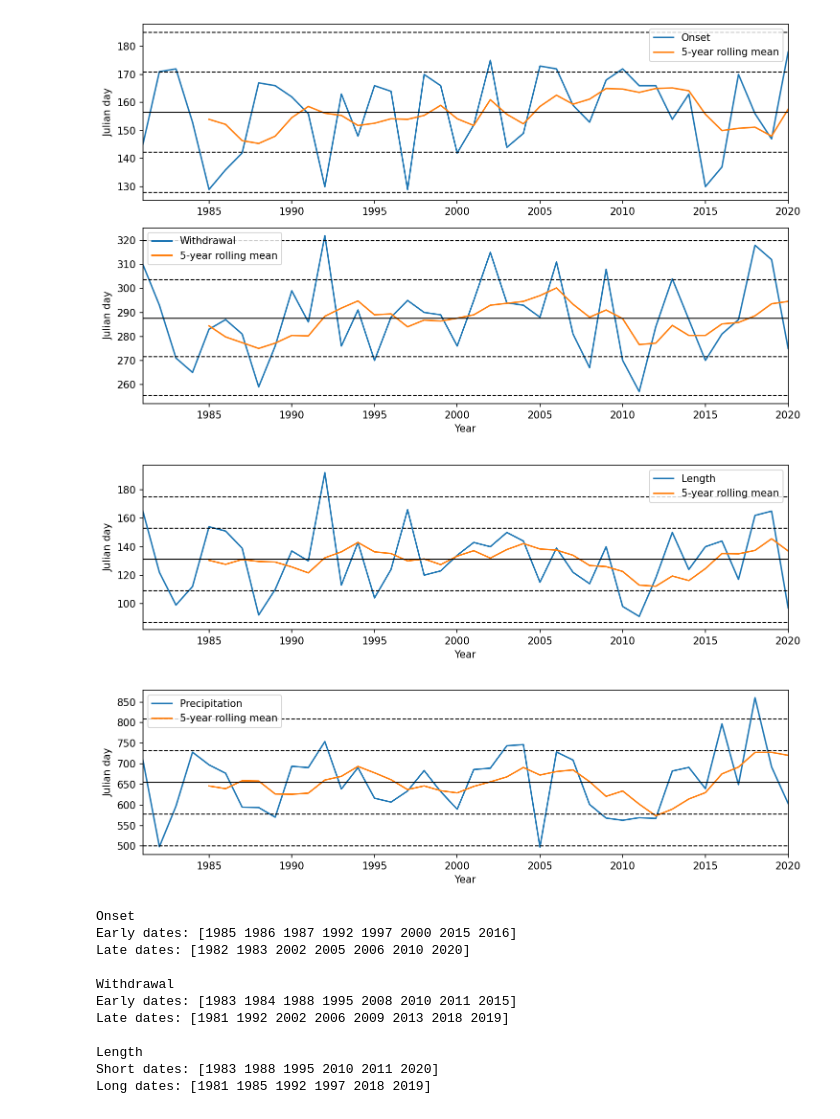
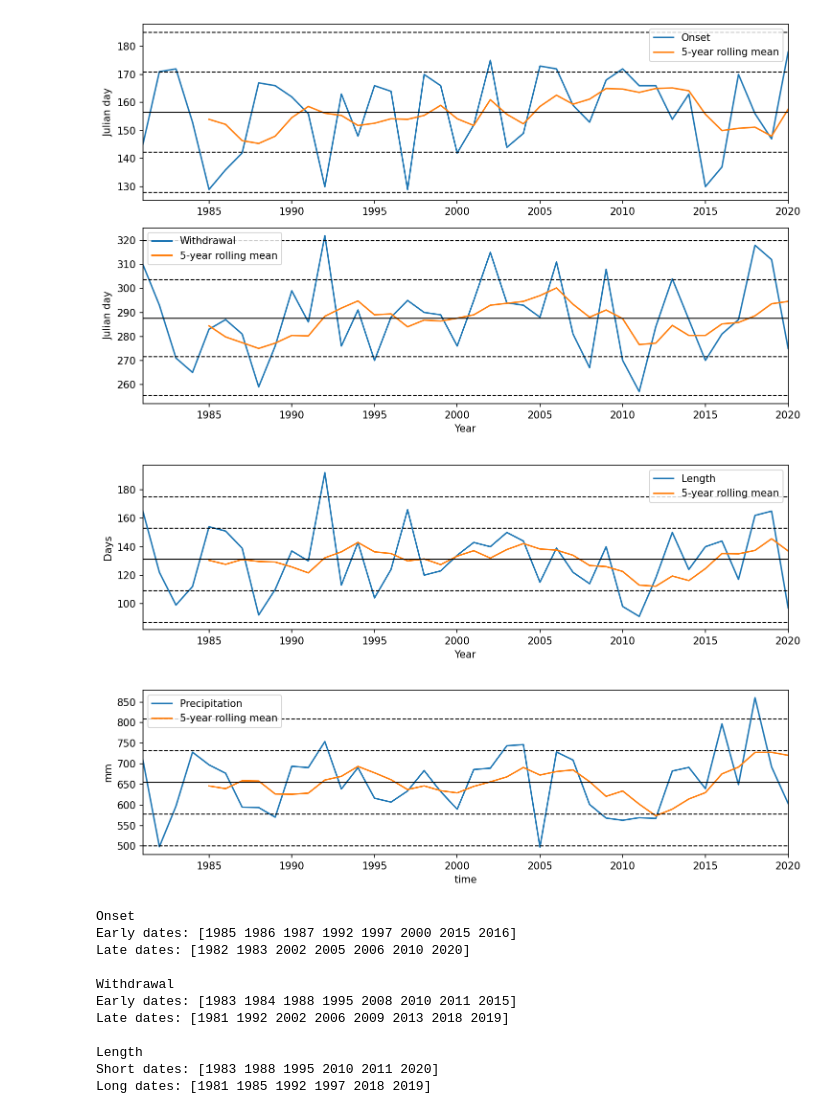
Before and after one commit to rodrigoms95/sequia, a Jupyter notebook: code/indice_pre.ipynb, the cells around one changed output. Cells and saved outputs as stored; diff of their text form; code cells hidden in the pictures.

```diff
--- a/code/indice_pre.ipynb
+++ b/code/indice_pre.ipynb
@@ -770,7 +770,7 @@ fig.set_dpi(150)
 # Formato de ejes.
 date_2.iloc[:, 2].dt.days.plot(ax = ax)
 date_2.iloc[:, 2].dt.days.rolling(window = 5).mean().plot(ax = ax)
-ax.set_ylabel("Julian day")
+ax.set_ylabel("Days")
 ax.set_xlabel("Year")
 ax.legend(["Length", "5-year rolling mean"])
 ax.set_xlim(*year_r)
@@ -796,7 +796,7 @@ fig.tight_layout()
 # Guardamos el archivo.
 fig.savefig(path_r + "comparacion_viento_pre.png")
 # %% [output]
-[figure, old version]
+[figure, new version]
 # %%
 # Serie de tiempo de precipitación.
 
@@ -809,36 +809,35 @@ fig.set_dpi(150)
 pre = df.groupby(df.index.year).sum()
 stats_pre = pre.describe()
 
 # Formato de ejes.
 pre["Cuenca"].plot(ax = ax)
 pre["Cuenca"].rolling(window = 5).mean().plot(ax = ax)
-ax.set_ylabel("Julian day")
-ax.set_xlabel("Year")
+ax.set_ylabel("mm")
 ax.legend(["Precipitation", "5-year rolling mean"])
 ax.set_xlim(*year_r)
 #ax.set_ylim(stats_pre.iloc[1, 0] - stats_pre.iloc[2, 0]*2,
 #    stats_pre.iloc[1, 0] + stats_pre.iloc[2, 0]*2)
 
 # Media.
 ax.plot( year_r, (stats_pre.iloc[1, 0],)*2, color = "k", linewidth = 1 )
 
 # Desviación estándar.
 ax.plot( year_r, (stats_pre.iloc[1, 0] - stats_pre.iloc[2, 0],)*2,
     color = "k", linestyle = "dashed", linewidth = 1 )
 ax.plot( year_r, (stats_pre.iloc[1, 0] + stats_pre.iloc[2, 0],)*2,
     color = "k", linestyle = "dashed", linewidth = 1 )
 ax.plot( year_r, (stats_pre.iloc[1, 0] - stats_pre.iloc[2, 0]*2,)*2,
     color = "k", linestyle = "dashed", linewidth = 1 )
 ax.plot( year_r, (stats_pre.iloc[1, 0] + stats_pre.iloc[2, 0]*2,)*2,
     color = "k", linestyle = "dashed", linewidth = 1 )
 
 # Separación adecuada entre gráficas.
 fig.tight_layout()
 
 # Guardamos el archivo.
 fig.savefig(path_r + "comparacion_viento_pre.png")
 # %% [output]
-[figure, old version]
+[figure, new version]
 # %%
 # Valores anómalos y estadísticas de precipitación.
 
```
Also changed, not shown: parts of 1 cell of this notebook.
